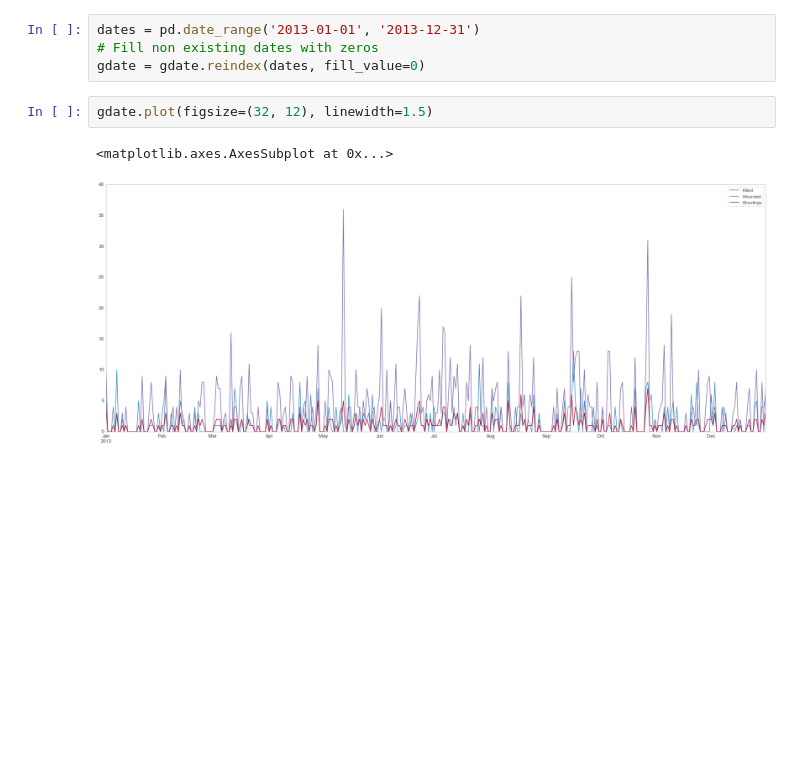
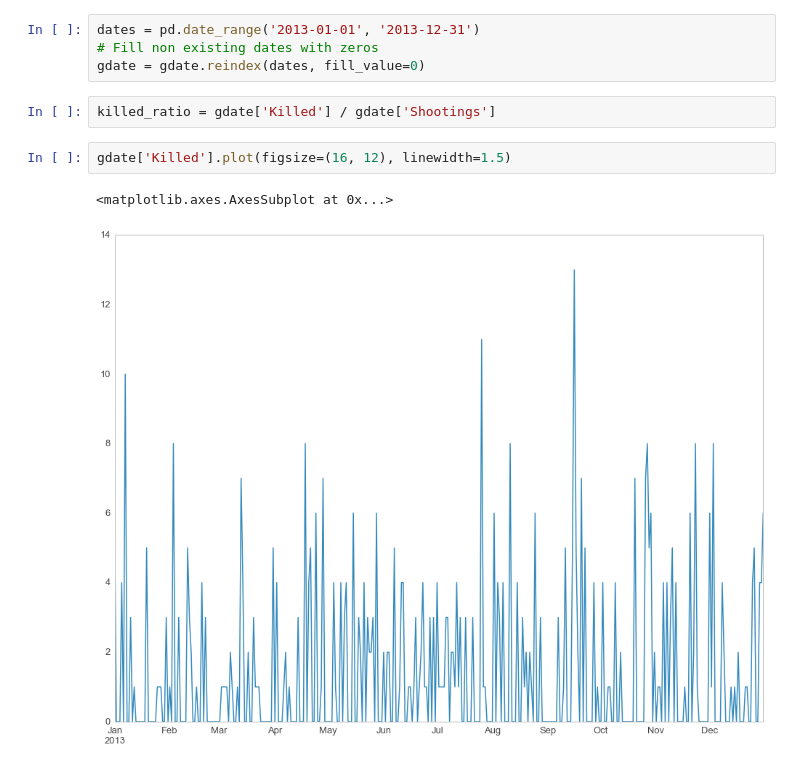
Before and after one commit to yaph/ipython-notebooks, a Jupyter notebook: Mass Shootings.ipynb, the cells around one changed output. Cells and saved outputs as stored; diff of their text form; blank space fills up the shorter version.

Commit message:
mass shootings nb

```diff
--- a/Mass Shootings.ipynb
+++ b/Mass Shootings.ipynb
@@ -40,8 +40,10 @@ gdate = df_data.groupby('Date').sum()
 dates = pd.date_range('2013-01-01', '2013-12-31')
 # Fill non existing dates with zeros
 gdate = gdate.reindex(dates, fill_value=0)
+# %%
+killed_ratio = gdate['Killed'] / gdate['Shootings']
 # %%
-gdate.plot(figsize=(32, 12), linewidth=1.5)
+gdate['Killed'].plot(figsize=(16, 12), linewidth=1.5)
 # %% [output]
 <matplotlib.axes.AxesSubplot at 0x...>
-[figure, old version]
+[figure, new version]
```
Also changed, not shown: parts of 5 cells of this notebook.
